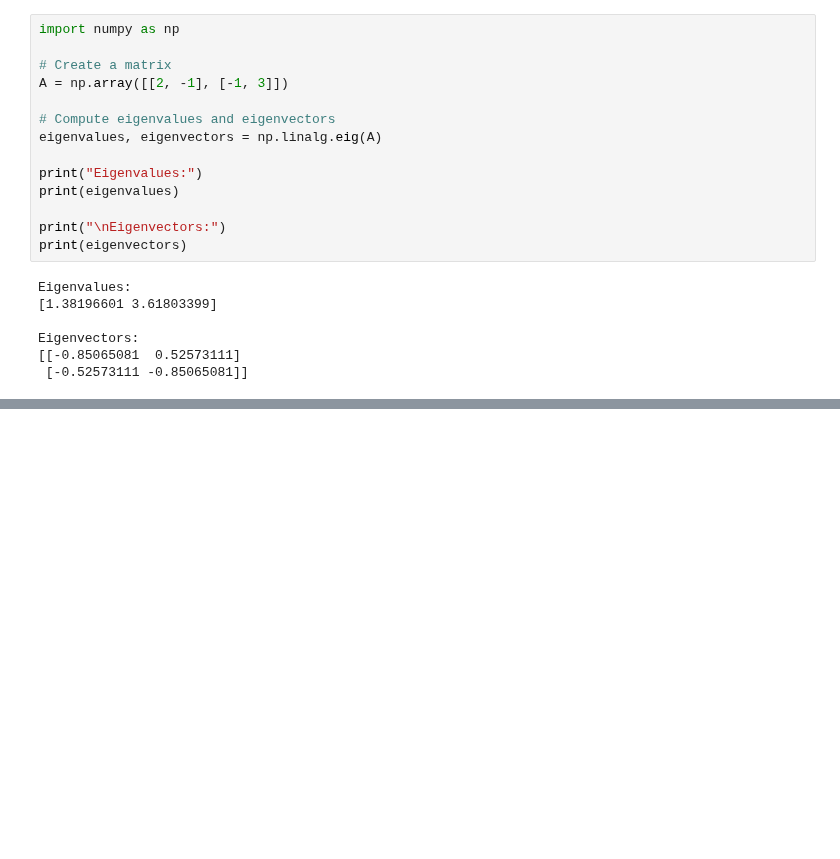
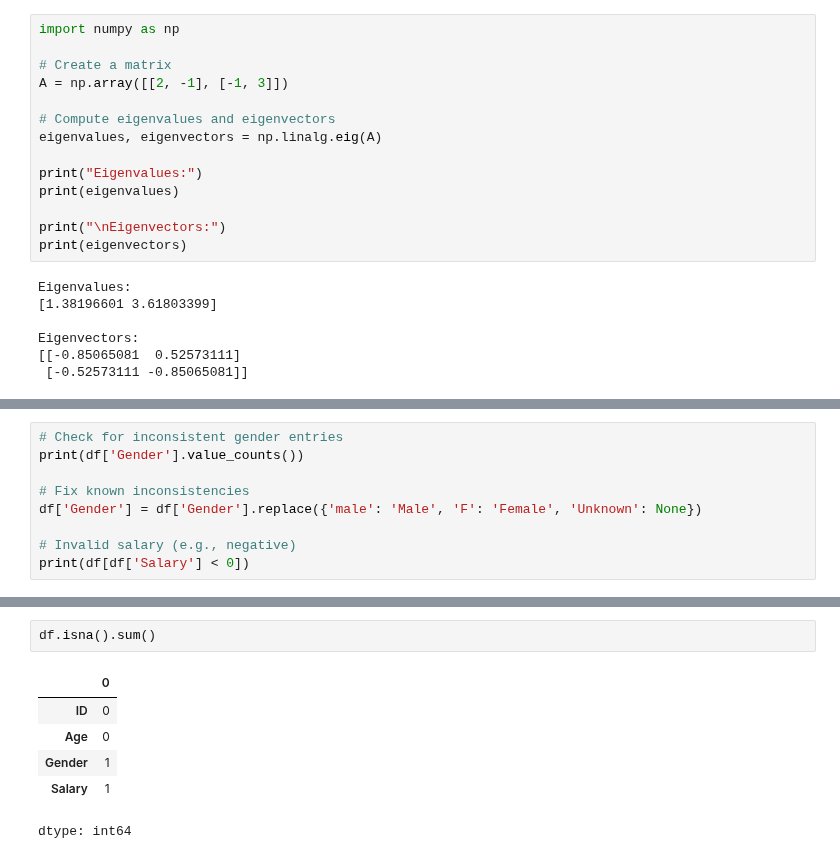
Before and after one commit to prateek14062005/Jack, a Jupyter notebook: AI_prateek_.ipynb, the cells around one changed output, grey strips where cells are left out. Saved outputs shown, nothing was run; the diff lists cells and outputs as text; blank space fills up the shorter version.

```diff
--- a/AI_prateek_.ipynb
+++ b/AI_prateek_.ipynb
@@ -1747,0 +1862,9 @@ Eigenvectors:
+# %%
+# Check for inconsistent gender entries
+print(df['Gender'].value_counts())
+
+# Fix known inconsistencies
+df['Gender'] = df['Gender'].replace({'male': 'Male', 'F': 'Female', 'Unknown': None})
+
+# Invalid salary (e.g., negative)
+print(df[df['Salary'] < 0])
@@ -1747,0 +1880,9 @@ Eigenvectors:
+# %%
+df.isna().sum()
+# %% [output]
+|  | 0 |
+| ID | 0 |
+| Age | 0 |
+| Gender | 1 |
+| Salary | 1 |
+dtype: int64
```
Also changed, not shown: parts of 10 cells of this notebook.
